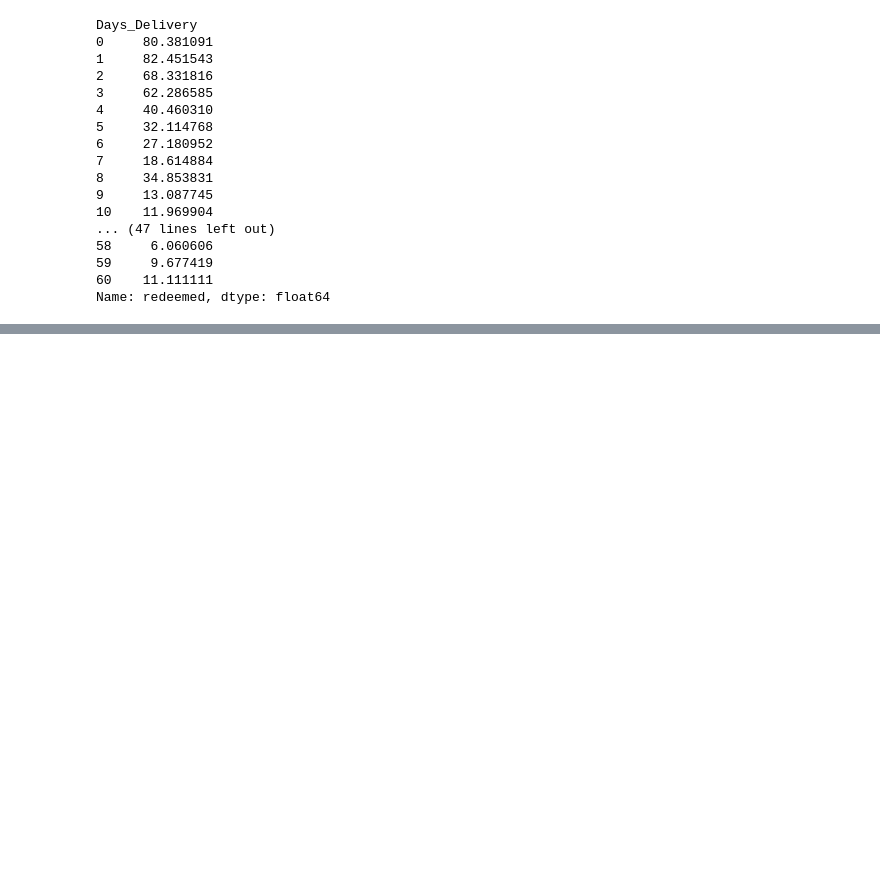
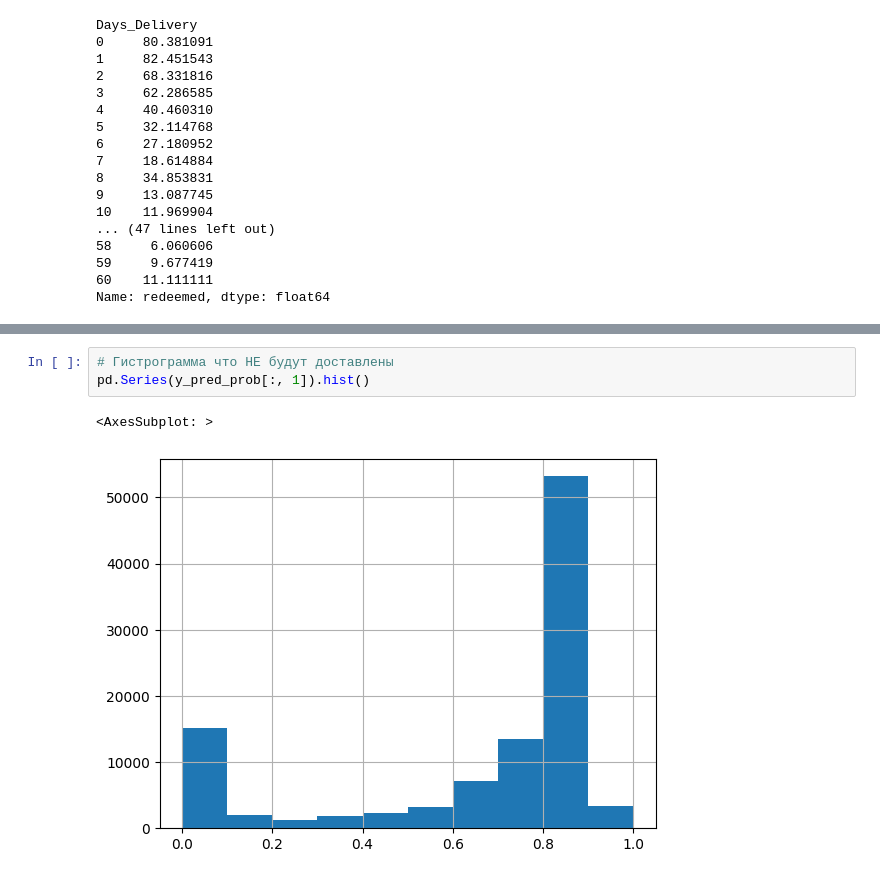
Before and after one commit to NovPas/percent_of_delivery, a Jupyter notebook: Delivery prediction.ipynb, the cells around one changed output, grey strips where cells are left out. Saved outputs shown, nothing was run; the diff lists cells and outputs as text; blank space fills up the shorter version.

```diff
--- a/Delivery prediction.ipynb
+++ b/Delivery prediction.ipynb
@@ -128,0 +288,6 @@ _ = tree.plot_tree(clf, filled=True)
+# %%
+# Гистрограмма что НЕ будут доставлены
+pd.Series(y_pred_prob[:, 1]).hist()
+# %% [output]
+<AxesSubplot: >
+[figure, added]
```
Also changed, not shown: parts of 44 cells of this notebook.
